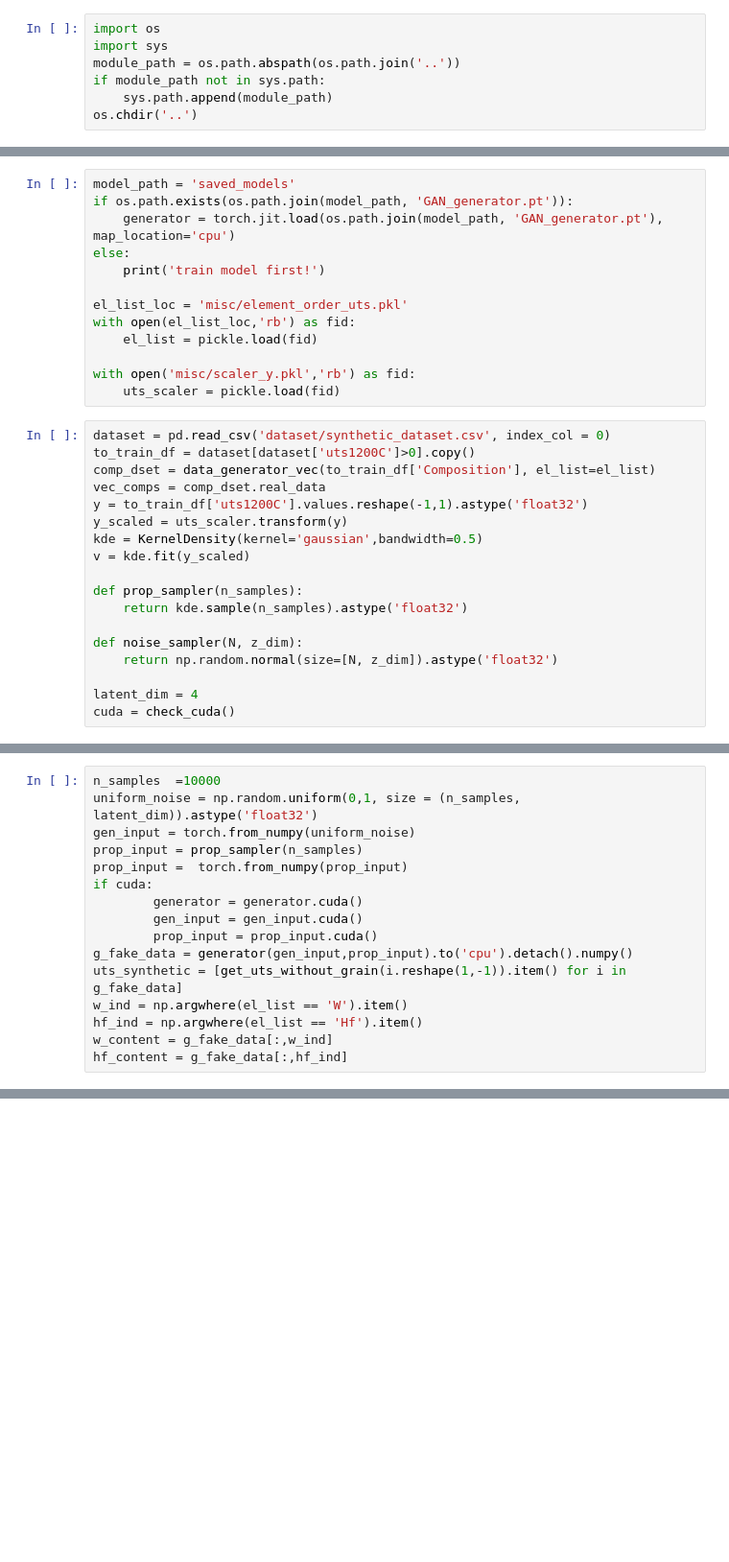
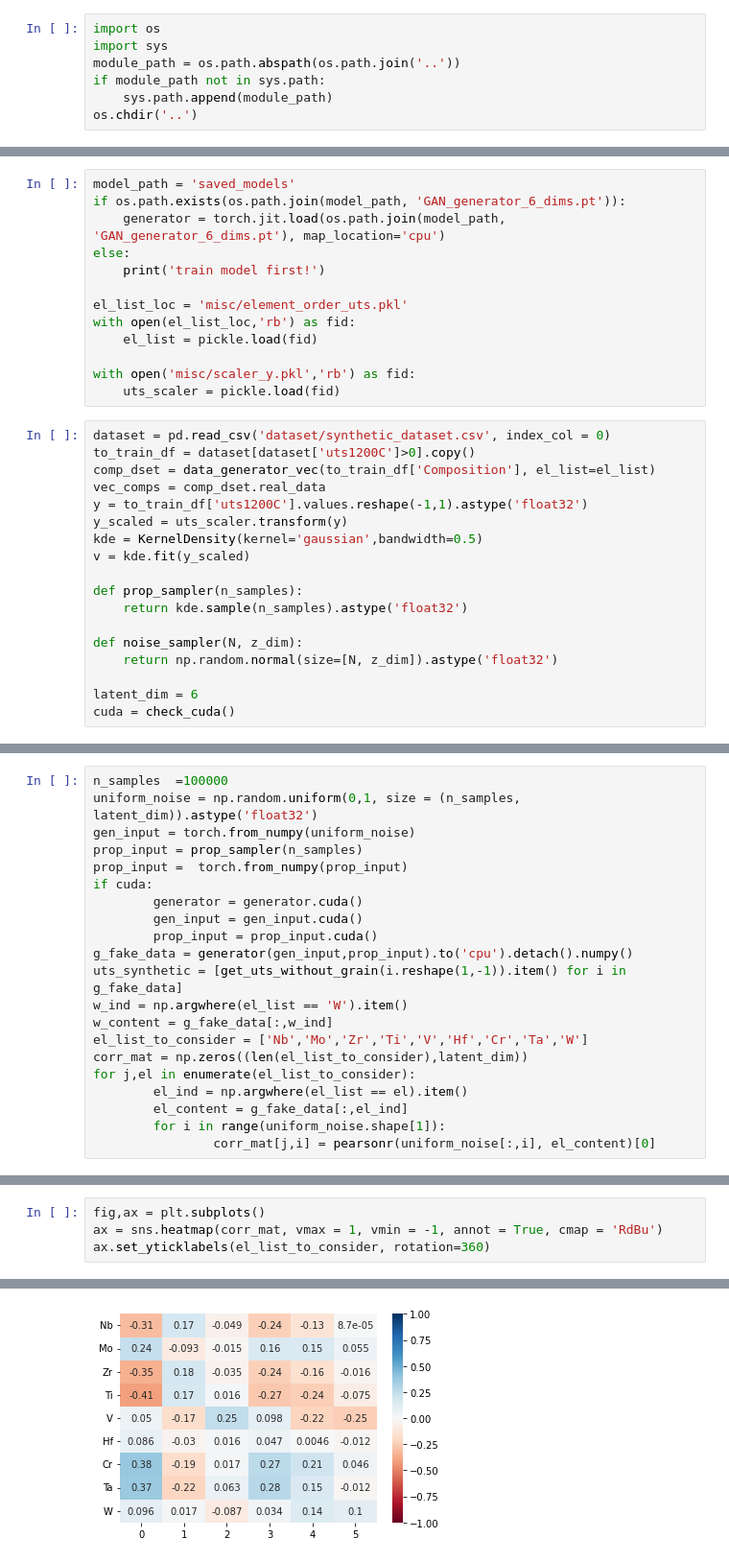
Before and after one commit to dovahkiin0022/forward_v_inverse, a Jupyter notebook: notebooks/case2_multiple_elements.ipynb, the cells around one changed output, grey strips where cells are left out. Shown at 96% size. Cells and saved outputs as stored; diff of their text form; blank space fills up the shorter version.

```diff
--- a/notebooks/case2_multiple_elements.ipynb
+++ b/notebooks/case2_multiple_elements.ipynb
@@ -18,7 +23,7 @@ import matplotlib.pyplot as plt
 # %%
 model_path = 'saved_models'
-if os.path.exists(os.path.join(model_path, 'GAN_generator.pt')):
-    generator = torch.jit.load(os.path.join(model_path, 'GAN_generator.pt'), map_location='cpu')
+if os.path.exists(os.path.join(model_path, 'GAN_generator_6_dims.pt')):
+    generator = torch.jit.load(os.path.join(model_path, 'GAN_generator_6_dims.pt'), map_location='cpu')
 else:
     print('train model first!')
 
@@ -44,6 +49,6 @@ def prop_sampler(n_samples):
 def noise_sampler(N, z_dim):
     return np.random.normal(size=[N, z_dim]).astype('float32')
 
-latent_dim = 4
+latent_dim = 6
 cuda = check_cuda()
 # %% [markdown]
@@ -51,5 +56,5 @@ cuda = check_cuda()
 # %%
-n_samples  =10000
+n_samples  =100000
 uniform_noise = np.random.uniform(0,1, size = (n_samples, latent_dim)).astype('float32')
 gen_input = torch.from_numpy(uniform_noise)
 prop_input = prop_sampler(n_samples)
@@ -61,6 +66,11 @@ if cuda:
 g_fake_data = generator(gen_input,prop_input).to('cpu').detach().numpy()
 uts_synthetic = [get_uts_without_grain(i.reshape(1,-1)).item() for i in g_fake_data]
 w_ind = np.argwhere(el_list == 'W').item()
-hf_ind = np.argwhere(el_list == 'Hf').item()
 w_content = g_fake_data[:,w_ind]
-hf_content = g_fake_data[:,hf_ind]
+el_list_to_consider = ['Nb','Mo','Zr','Ti','V','Hf','Cr','Ta','W']
+corr_mat = np.zeros((len(el_list_to_consider),latent_dim))
+for j,el in enumerate(el_list_to_consider):
+        el_ind = np.argwhere(el_list == el).item()
+        el_content = g_fake_data[:,el_ind]
+        for i in range(uniform_noise.shape[1]):
+                corr_mat[j,i] = pearsonr(uniform_noise[:,i], el_content)[0]
@@ -80,0 +77,5 @@ Hf Correlation with dim 4 : 0.31414040825451717
+# %%
+fig,ax = plt.subplots()
+ax = sns.heatmap(corr_mat, vmax = 1, vmin = -1, annot = True, cmap = 'RdBu')
+ax.set_yticklabels(el_list_to_consider, rotation=360)
+# %% [output]
@@ -81,3 +91,4 @@ Hf Correlation with dim 4 : 0.31414040825451717
+[figure, added]
 # %%
 from sklearn.linear_model import LinearRegression
 from sklearn.model_selection import KFold
```
Also changed, not shown: parts of 16 cells of this notebook, 9 other files.
